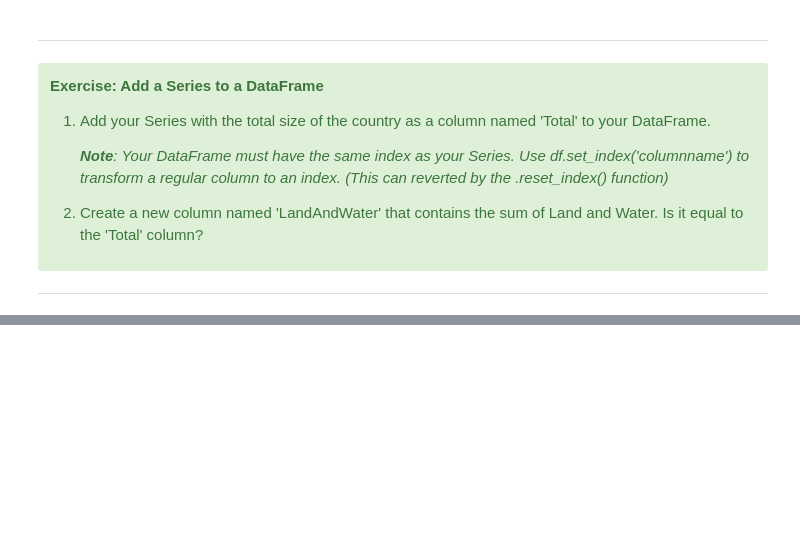
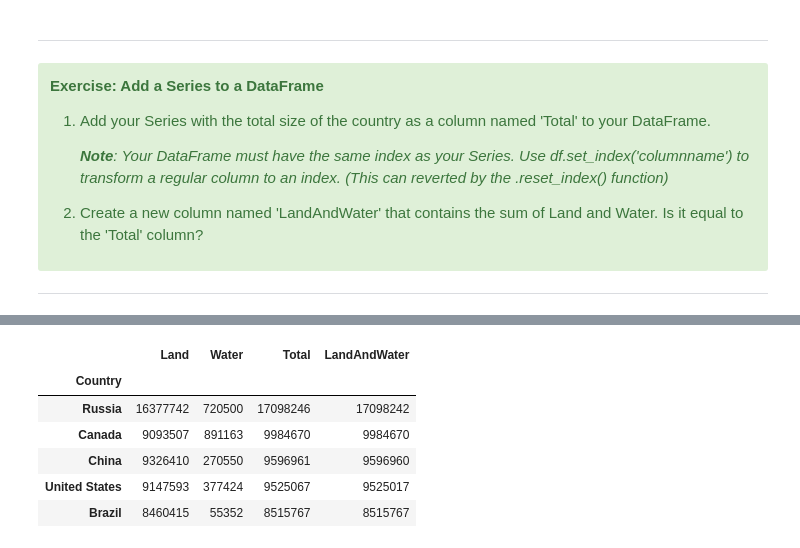
Before and after one commit to dsi-engineering-ag/data-science-course, a Jupyter notebook: Day 1/Excercise - Pandas 101.ipynb, the cells around one changed output, grey strips where cells are left out. Drawn from its saved outputs; the diff is of its cells as text; code cells hidden in the pictures; blank space fills up the shorter version.

```diff
--- a/Day 1/Excercise - Pandas 101.ipynb
+++ b/Day 1/Excercise - Pandas 101.ipynb
@@ -49,3 +49,6 @@ Create a series of values with the five largest countries on earth with the name
 |  Brazil | 8,515,767|
 
 ***
+# %%
+countries = pd.Series([17098246, 9984670,9596961,9525067, 8515767], index = ['Russia', 'Canada','China', 'United States', 'Brazil'])
+countries
@@ -154,3 +174,10 @@ Create a DataFrame for the land and water size of the largest countries. What ar
 |  Brazil | 8,460,415| 55,352
 
 ***
+# %%
+laender = pd.DataFrame({
+    "Country": ['Russia', 'Canada', 'China', 'United States', 'Brazil'],
+    "Land": [16377742, 9093507, 9326410 , 9147593 , 8460415 ],
+    "Water": [720500, 891163, 270550, 377424 , 55352],
+})
+laender
@@ -291,3 +349,7 @@ df.set_index('Column3')
 </div>
 
 ***
+# %%
+laender =laender.set_index('Country')
+laender['Total'] =  countries
+laender
@@ -293,0 +364,11 @@ df.set_index('Column3')
+# %%
+laender['LandAndWater'] = laender.Land + laender.Water
+laender
+# %% [output]
+|  | Land | Water | Total | LandAndWater |
+| Country |  |  |  |  |
+| Russia | 16377742 | 720500 | 17098246 | 17098242 |
+| Canada | 9093507 | 891163 | 9984670 | 9984670 |
+| China | 9326410 | 270550 | 9596961 | 9596960 |
+| United States | 9147593 | 377424 | 9525067 | 9525017 |
+| Brazil | 8460415 | 55352 | 8515767 | 8515767 |
```
Also changed, not shown: parts of 10 cells of this notebook.
